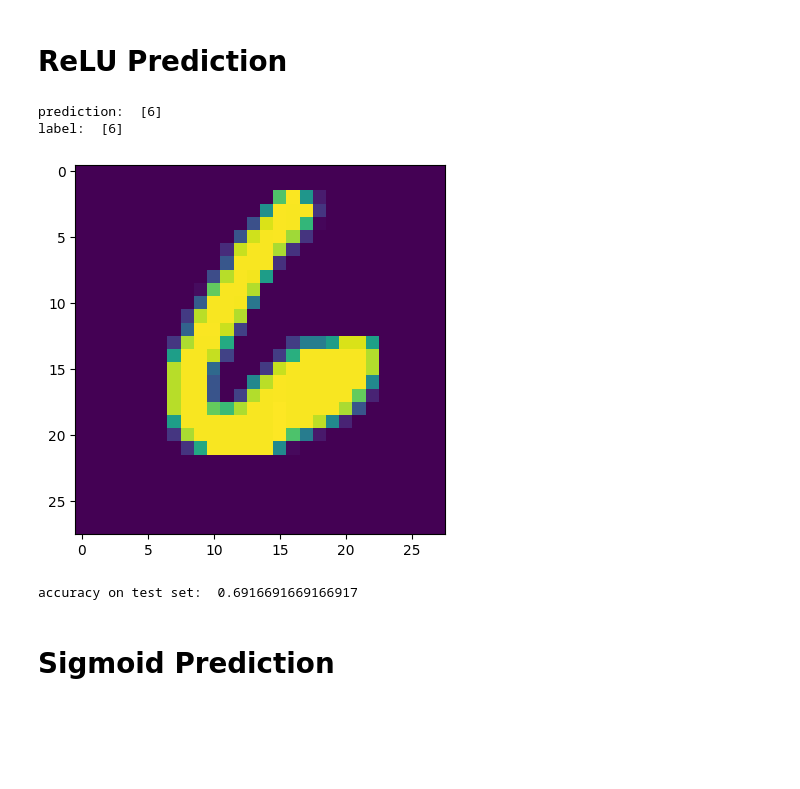
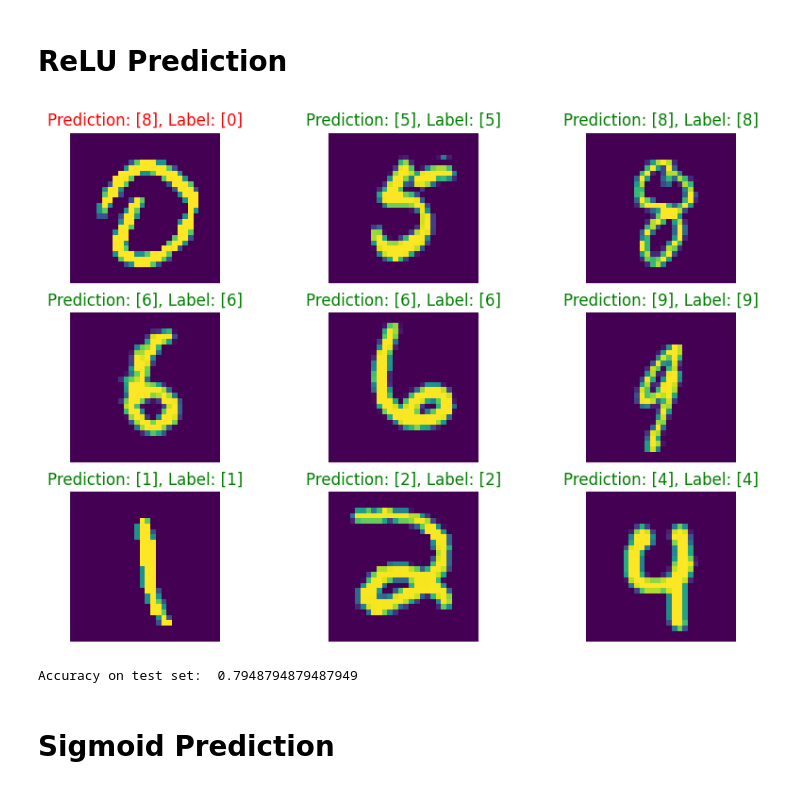
Before and after one commit to abduIbari/MNIST-neuralnetwork, a Jupyter notebook: MNIST.ipynb, the cells around one changed output. Drawn from its saved outputs; the diff is of its cells as text; code cells hidden in the pictures; blank space fills up the shorter version.

```diff
--- a/MNIST.ipynb
+++ b/MNIST.ipynb
@@ -252,27 +259,39 @@ def make_predictions(W1, W2, b1, b2, X, activation):
     predictions = get_predictions(A2)
     return predictions
 
-def test_predictions(index, W1, W2, b1, b2, activation):
-    current_image = X_train[:, index, None] # selecting the image at the given index (keep in mind that each column is a training example)
-    prediction = make_predictions(W1, W2, b1, b2, current_image, activation)
-    label = y_train[index, None]
-    print("prediction: ", prediction)
-    print("label: ", label)
+def test_predictions(W1, W2, b1, b2, activation):
 
-    current_image = current_image.reshape(28,28)
-    plt.imshow(current_image)
+    plt.figure(figsize=(10, 7))
+
+    for i in range(9):
+        plt.subplot(3, 3, i+1)
+        index = random.choice(range(len(X_train)))
+        current_image = X_train[:, index, None]
+        prediction = make_predictions(W1, W2, b1, b2, current_image, activation)
+        label = y_train[index, None]
+        current_image = np.reshape(X_train[:, index], (28, 28))
+
+        if prediction == label:
+            title_color = "green"
+        else:
+            title_color = "red"
+
+        plt.imshow(current_image)
+        plt.title(f"Prediction: {prediction}, Label: {label}", color=title_color)
+        plt.axis(False)
+
     plt.show()
 # %% [markdown]
 # ReLU Prediction
 # %%
-test_predictions(13444, W1, W2, b1, b2, activation="ReLU")
-dev_predictions = make_predictions(W1, W2, b1, b2, X_test, activation="ReLU")
-print("accuracy on test set: ", get_accuracy(dev_predictions, y_test))
+test_predictions(W1, W2, b1, b2, activation="ReLU")
+
+
+testset_predictions_relu = make_predictions(W1, W2, b1, b2, X_test, activation="ReLU")
+print("Accuracy on test set: ", get_accuracy(testset_predictions_relu, y_test))
 # %% [output]
+[figure, new version]
-prediction:  [6]
-label:  [6]
+Accuracy on test set:  0.7948794879487949
-[figure, old version]
-accuracy on test set:  0.6916691669166917
 # %% [markdown]
 # Sigmoid Prediction
 # %%
```
Also changed, not shown: parts of 18 cells of this notebook.
